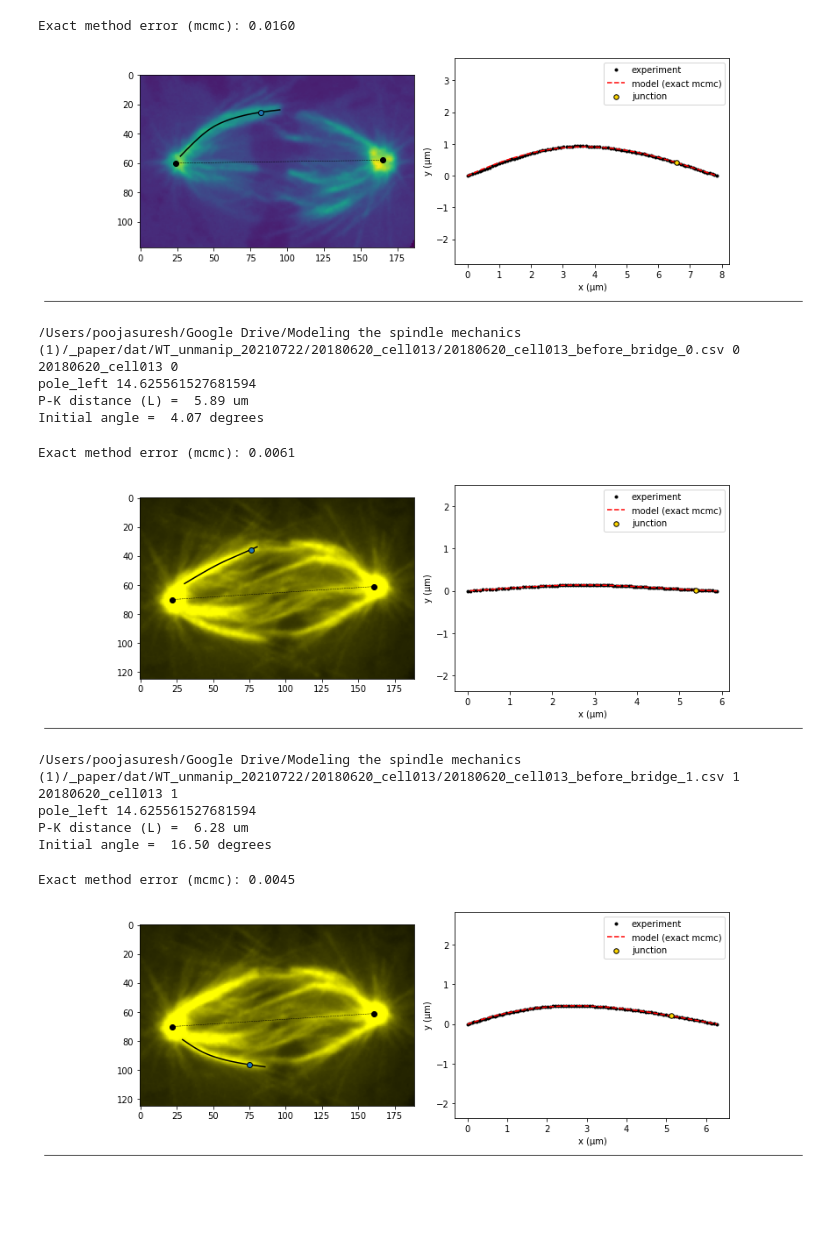
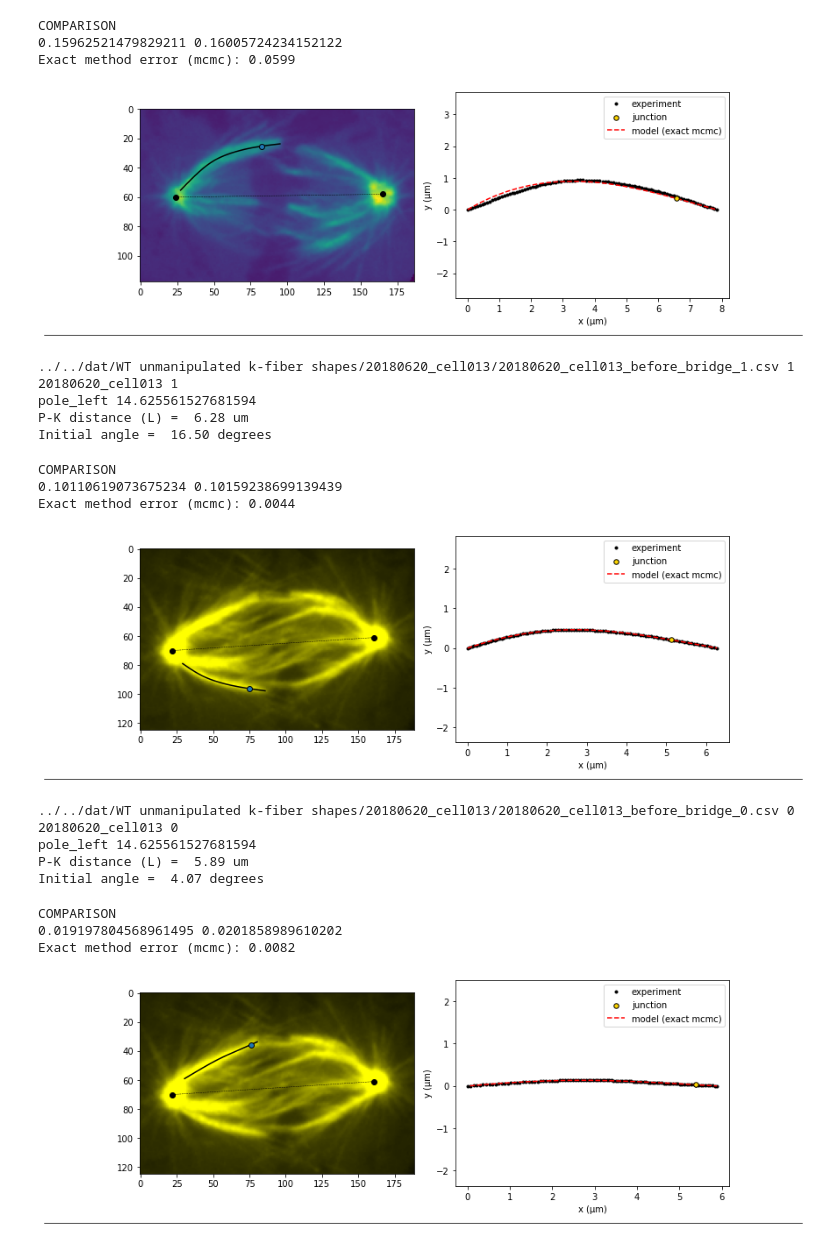
Before and after one commit to RPGroup-PBoC/kfiber_modeling_manipulation, a Jupyter notebook: src/fig2/noforce_fits_junction.ipynb, the cells around one changed output. Saved outputs shown, nothing was run; the diff lists cells and outputs as text; code cells hidden in the pictures; blank space fills up the shorter version.

Commit message:
changes in the junction study

```diff
--- a/src/fig2/noforce_fits_junction.ipynb
+++ b/src/fig2/noforce_fits_junction.ipynb
@@ -165,12 +165,12 @@ cols = ['Rx', 'M0', 'Ry', 'theta0', 'Jx', 'Jy'] # Parameter names for MCMC infer
 n_dim = len(cols) # Number of parameters in the model
 
 n_walkers = 15     # number of MCMC walkers
-n_steps = 20000    # number of MCMC steps during each filtering round
+n_steps = 1000    # number of MCMC steps during each filtering round
 sigma_start = 0.02 # standard deviation of the random multiplying factor centered
                    # around 1, used to randomize the initial positions of the walkers
 end_to_end = 0.01  # End-to-end distance for end-matching
 
-path = "/Users/poojasuresh/Google Drive/Modeling the spindle mechanics (1)/_paper/dat/WT_unmanip_20210722/"
+path = "../../dat/WT unmanipulated k-fiber shapes/"
 cells = sorted(glob.glob("%s/*"%path))
 cells = [cell for cell in cells if not 'Icon' in cell]
 # cells
@@ -343,6 +343,7 @@ for cell in cells:
                     x_mcmc, y_mcmc, M_mcmc, yj = deflection_exact(p_opt_mcmc, x_dat, y_dat, L, xj)
 
                     y_mcmc = y_mcmc[x_mcmc <= L]
+                    M_mcmc = M_mcmc[x_mcmc <= L]
                     x_mcmc = x_mcmc[x_mcmc <= L]
 
                     if flip:
@@ -368,6 +369,11 @@ for cell in cells:
 
                         Mj = Jy*(L-xj) + Jx*yj
                         M0 = Ry*L + Mj
+
+                        print('COMPARISON')
+                        print(M0, M_mcmc[-1])
+
+
 #                         M0 = M_mcmc[-1]
 
 
@@ -416,6 +422,6 @@ for cell in cells:
 
                     plt.show()
 
-pkl_name = 'noforce_junction.pkl'
-df_fin.to_pickle(pkl_name)
+# pkl_name = 'noforce_junction.pkl'
+# df_fin.to_pickle(pkl_name)
 # %% [output]
@@ -423,20 +429,26 @@ df_fin.to_pickle(pkl_name)
 20180612_cell001 0
 pole_left 14.806489286795841
 P-K distance (L) =  7.85 um
 Initial angle =  21.07 degrees
-Exact method error (mcmc): 0.0160
+COMPARISON
+0.15962521479829211 0.16005724234152122
+Exact method error (mcmc): 0.0599
-[figure, old version]
+[figure, new version]
-/Users/poojasuresh/Google Drive/Modeling the spindle mechanics (1)/_paper/dat/WT_unmanip_20210722/20180620_cell013/20180620_cell013_before_bridge_0.csv 0
-20180620_cell013 0
+../../dat/WT unmanipulated k-fiber shapes/20180620_cell013/20180620_cell013_before_bridge_1.csv 1
+20180620_cell013 1
 pole_left 14.625561527681594
-P-K distance (L) =  5.89 um
-Initial angle =  4.07 degrees
+P-K distance (L) =  6.28 um
+Initial angle =  16.50 degrees
-Exact method error (mcmc): 0.0061
+COMPARISON
+0.10110619073675234 0.10159238699139439
+Exact method error (mcmc): 0.0044
-[figure, old version]
+[figure, new version]
-/Users/poojasuresh/Google Drive/Modeling the spindle mechanics (1)/_paper/dat/WT_unmanip_20210722/20180620_cell013/20180620_cell013_before_bridge_1.csv 1
-20180620_cell013 1
+../../dat/WT unmanipulated k-fiber shapes/20180620_cell013/20180620_cell013_before_bridge_0.csv 0
+20180620_cell013 0
 pole_left 14.625561527681594
-P-K distance (L) =  6.28 um
-Initial angle =  16.50 degrees
+P-K distance (L) =  5.89 um
+Initial angle =  4.07 degrees
-Exact method error (mcmc): 0.0045
+COMPARISON
+0.019197804568961495 0.0201858989610202
+Exact method error (mcmc): 0.0082
-[figure, old version]
+[figure, new version]
```
Also changed, not shown: parts of 2 cells of this notebook, 1 other file.
